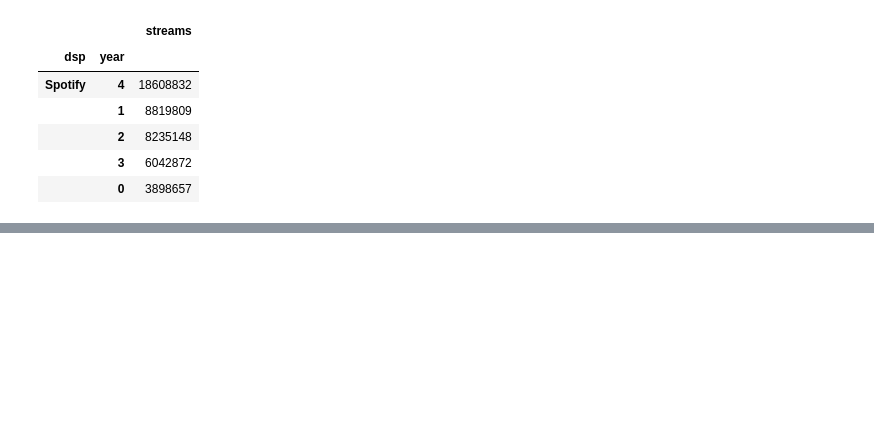
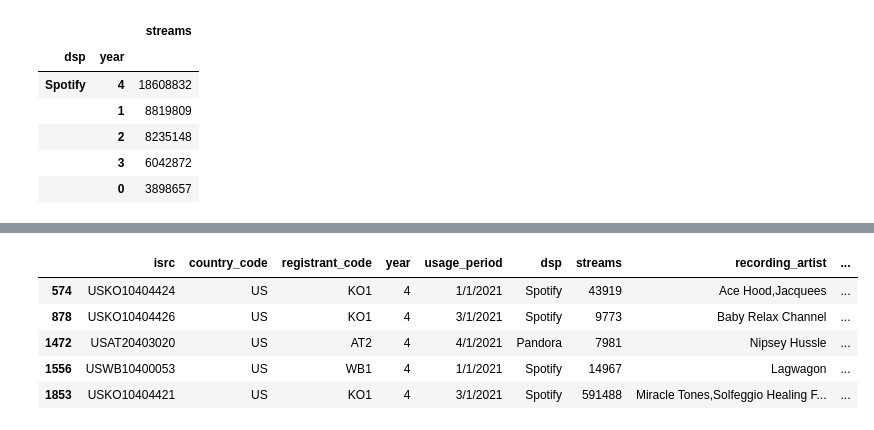
Before and after one commit to LJRollerII/mlc-project-napster, a Jupyter notebook: notebooks/dsp_mlc.ipynb, the cells around one changed output, grey strips where cells are left out. Cells and saved outputs as stored; diff of their text form; code cells hidden in the pictures; blank space fills up the shorter version.

```diff
--- a/notebooks/dsp_mlc.ipynb
+++ b/notebooks/dsp_mlc.ipynb
@@ -534,0 +574,11 @@ Name: streams, Length: 2173, dtype: int32
+# %%
+mlc_yr4 = mlc['year'].isin([4])
+mlc_yr4 = mlc[mlc_yr4]
+mlc_yr4.head()
+# %% [output]
+|  | isrc | country_code | registrant_code | year | usage_period | dsp | streams | recording_artist | ... |
+| 574 | USKO10404424 | US | KO1 | 4 | 1/1/2021 | Spotify | 43919 | Ace Hood,Jacquees | ... |
+| 878 | USKO10404426 | US | KO1 | 4 | 3/1/2021 | Spotify | 9773 | Baby Relax Channel | ... |
+| 1472 | USAT20403020 | US | AT2 | 4 | 4/1/2021 | Pandora | 7981 | Nipsey Hussle | ... |
+| 1556 | USWB10400053 | US | WB1 | 4 | 1/1/2021 | Spotify | 14967 | Lagwagon | ... |
+| 1853 | USKO10404421 | US | KO1 | 4 | 3/1/2021 | Spotify | 591488 | Miracle Tones,Solfeggio Healing F... | ... |
```
Also changed, not shown: parts of 42 cells of this notebook.
